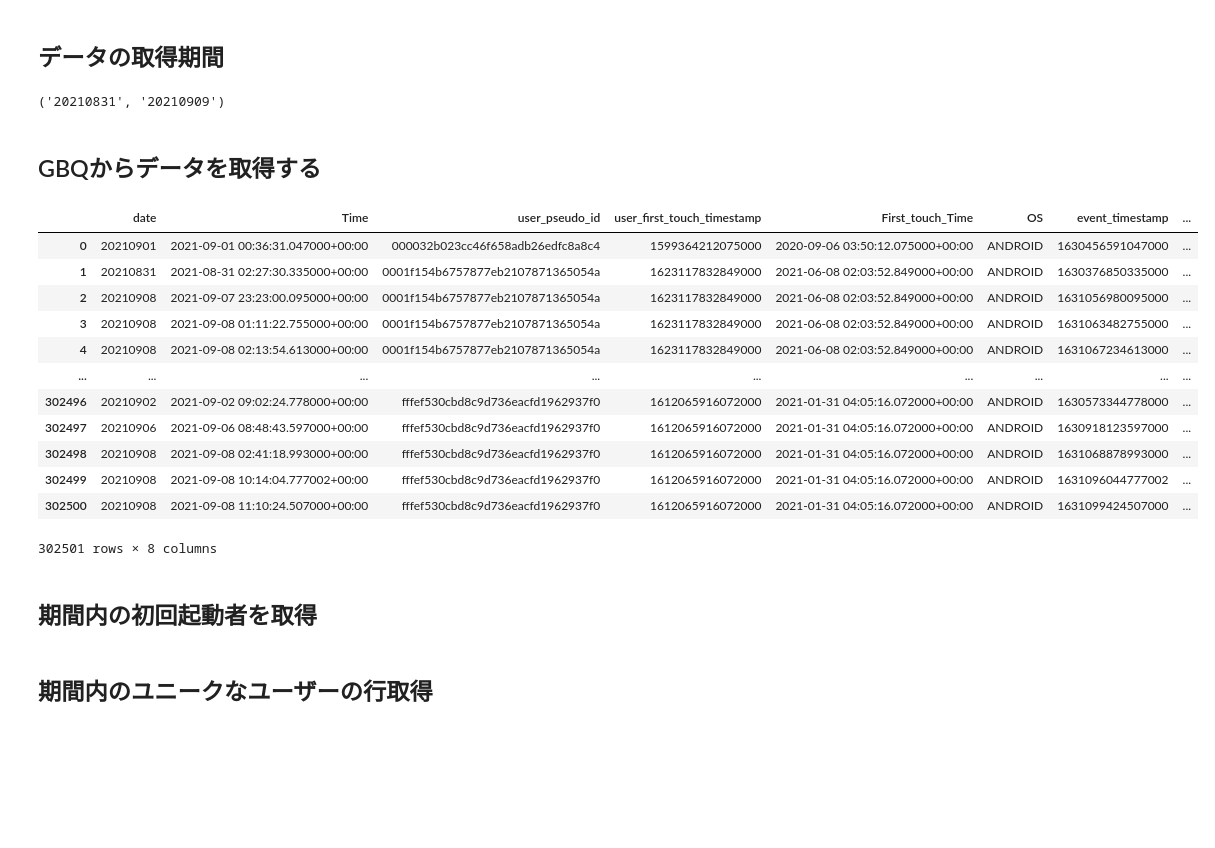
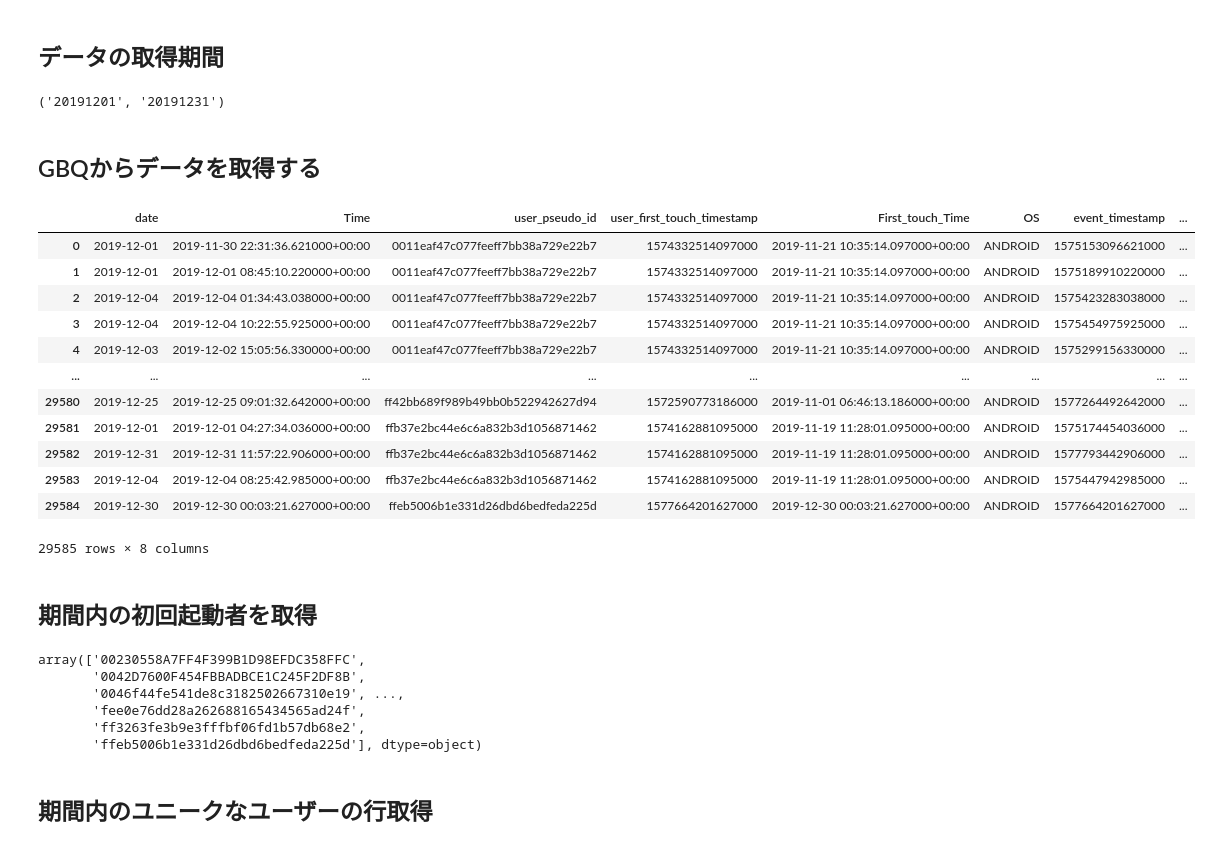
Before and after one commit to Exe-dev/AttractingContributors-POKEMON, a Jupyter notebook: batch/dashboard/first_time_users_stay_time.ipynb, the cells around one changed output. Cells and saved outputs as stored; diff of their text form; code cells hidden in the pictures; blank space fills up the shorter version.

```diff
--- a/batch/dashboard/first_time_users_stay_time.ipynb
+++ b/batch/dashboard/first_time_users_stay_time.ipynb
@@ -38,14 +38,14 @@ DATEの1日前から1ヶ月を対象に集計
 # %% [markdown]
 # Parameters
 # %%
-DATE = "2021-01-01" # @param {type: "date"}
+DATE = "2020-01-01" # @param {type: "date"}
 DEBUG = True # @param {type: "boolean"} 手動実行時のみTrueにする。Cloud FunctionsからFalseを渡される。
 FREQUENCY = "monthly" # @param {type: "string"}
 BIGQUERY_PROJECT_ID = "fl-komtar-herbert-offer" # @param {type: "string"}
 BIGQUERY_DATASET = "analytics_211559993.events_*" # @param {type: "string"}
 PACKAGE_NAME = "jp.co.hardoff.renk.app.offer" # @param {type: "string"}
 OUTPUT_BIGQUERY_PROJECT_ID = "fl-komtar-analytics-dashboard" # @param {type: "string"}
-IS_LATEST = True # @param {type:"boolean"}
+IS_LATEST = False# @param {type:"boolean"}
 # %% [markdown]
 # Constants
 # %%
@@ -89,13 +89,13 @@ elif FREQUENCY == "monthly":
   start = datetime(end.year,end.month,1)
 else:
   raise Exception("Invalid frequency value")
-start = start-timedelta(days=1)
-end = end+timedelta(days=1)
 start_date = start.strftime("%Y%m%d")
 end_date = end.strftime("%Y%m%d")
+base_start = start-timedelta(days=1)
+base_end = end+timedelta(days=1)
 start_date, end_date
 # %% [output]
-('20210831', '20210909')
+('20191201', '20191231')
 # %% [markdown]
 ## GBQからデータを取得する
 # %%
@@ -119,8 +119,6 @@ result.push({
 result = result.filter((r) => r.duration > 0)
 return result;
 """
-df_session_duration = pd.DataFrame(columns = ['date', 'Time', 'user_pseudo_id', 'user_first_touch_timestamp','First_touch_Time', 'OS', 'event_timestamp', 'duration'])
-
 query = f"""
   CREATE TEMP FUNCTION
   DURATION(arr ARRAY<INT64>)
@@ -130,68 +128,82 @@ query = f"""
   {duration_func}
   ''';
   WITH
-      event_arr AS (
+  base_table as (
+    SELECT DISTINCT FORMAT_TIMESTAMP("%Y%m%d", TIMESTAMP_MICROS(event_timestamp), 'Asia/Tokyo') AS JST,user_pseudo_id,platform, event_timestamp,user_first_touch_timestamp
+    FROM `{BIGQUERY_PROJECT_ID}.{BIGQUERY_DATASET}`
+    WHERE app_info.id like "{PACKAGE_NAME}%"
+    AND _table_suffix BETWEEN "{base_start.strftime("%Y%m%d")}" AND "{base_end.strftime("%Y%m%d")}"
+    ),
+    event_arr AS (
         SELECT
-        FORMAT_TIMESTAMP("%Y%m%d", TIMESTAMP_MICROS(event_timestamp), 'Asia/Tokyo') AS date,
+        DATE(TIMESTAMP_MICROS(event_timestamp), "Asia/Tokyo") AS date,
         user_pseudo_id,
         UPPER(platform)　as OS,
         user_first_touch_timestamp,
         DURATION(ARRAY_AGG(event_timestamp ORDER BY event_timestamp)) AS duration_arr
     FROM (
-    SELECT * FROM `{BIGQUERY_DATASET}`
-    WHERE _table_suffix BETWEEN "{start_date}" AND "{end_date}"
+    SELECT * FROM base_table
+    WHERE JST BETWEEN "{start_date}" AND "{end_date}"
     UNION ALL
-    SELECT * FROM `{BIGQUERY_DATASET}`
-    WHERE _table_suffix BETWEEN "{start_date}" AND "{end_date}" AND app_info.id like "{PACKAGE_NAME}%"
+    SELECT * FROM base_table
+    WHERE JST BETWEEN "{start_date}" AND "{end_date}"
     )
   GROUP BY
     date,
     user_pseudo_id,
     user_first_touch_timestamp,
     OS ),
   events AS (
     SELECT
       date,
       TIMESTAMP_MICROS(event_timestamp) AS Time,
       user_pseudo_id,
       user_first_touch_timestamp,
       TIMESTAMP_MICROS(user_first_touch_timestamp) AS First_touch_Time,
       OS,
       darr.event_timestamp,
       darr.duration
     FROM
       event_arr
     CROSS JOIN UNNEST(event_arr.duration_arr) AS darr
-    WHERE date BETWEEN "{start_date}" AND "{end_date}"
   )
   SELECT *
   FROM
   events
   ORDER BY user_pseudo_id
 """
+df_session_duration = pd.DataFrame(columns = ['date', 'Time', 'user_pseudo_id', 'user_first_touch_timestamp','First_touch_Time', 'OS', 'event_timestamp', 'duration'])
 df_gbq = pd.io.gbq.read_gbq(query, project_id = BIGQUERY_PROJECT_ID)
 df_session_duration = pd.concat([df_session_duration, df_gbq])
 
 df_session_duration = df_session_duration[(df_session_duration["date"] >= start_date) & (df_session_duration["date"] <= end_date)]
 df_session_duration
 # %% [output]
 |  | date | Time | user_pseudo_id | user_first_touch_timestamp | First_touch_Time | OS | event_timestamp | ... |
-| 0 | 20210901 | 2021-09-01 00:36:31.047000+00:00 | 000032b023cc46f658adb26edfc8a8c4 | 1599364212075000 | 2020-09-06 03:50:12.075000+00:00 | ANDROID | 1630456591047000 | ... |
-| 1 | 20210831 | 2021-08-31 02:27:30.335000+00:00 | 0001f154b6757877eb2107871365054a | 1623117832849000 | 2021-06-08 02:03:52.849000+00:00 | ANDROID | 1630376850335000 | ... |
-| 2 | 20210908 | 2021-09-07 23:23:00.095000+00:00 | 0001f154b6757877eb2107871365054a | 1623117832849000 | 2021-06-08 02:03:52.849000+00:00 | ANDROID | 1631056980095000 | ... |
-| 3 | 20210908 | 2021-09-08 01:11:22.755000+00:00 | 0001f154b6757877eb2107871365054a | 1623117832849000 | 2021-06-08 02:03:52.849000+00:00 | ANDROID | 1631063482755000 | ... |
-| 4 | 20210908 | 2021-09-08 02:13:54.613000+00:00 | 0001f154b6757877eb2107871365054a | 1623117832849000 | 2021-06-08 02:03:52.849000+00:00 | ANDROID | 1631067234613000 | ... |
+| 0 | 2019-12-01 | 2019-11-30 22:31:36.621000+00:00 | 0011eaf47c077feeff7bb38a729e22b7 | 1574332514097000 | 2019-11-21 10:35:14.097000+00:00 | ANDROID | 1575153096621000 | ... |
+| 1 | 2019-12-01 | 2019-12-01 08:45:10.220000+00:00 | 0011eaf47c077feeff7bb38a729e22b7 | 1574332514097000 | 2019-11-21 10:35:14.097000+00:00 | ANDROID | 1575189910220000 | ... |
+| 2 | 2019-12-04 | 2019-12-04 01:34:43.038000+00:00 | 0011eaf47c077feeff7bb38a729e22b7 | 1574332514097000 | 2019-11-21 10:35:14.097000+00:00 | ANDROID | 1575423283038000 | ... |
+| 3 | 2019-12-04 | 2019-12-04 10:22:55.925000+00:00 | 0011eaf47c077feeff7bb38a729e22b7 | 1574332514097000 | 2019-11-21 10:35:14.097000+00:00 | ANDROID | 1575454975925000 | ... |
+| 4 | 2019-12-03 | 2019-12-02 15:05:56.330000+00:00 | 0011eaf47c077feeff7bb38a729e22b7 | 1574332514097000 | 2019-11-21 10:35:14.097000+00:00 | ANDROID | 1575299156330000 | ... |
 | ... | ... | ... | ... | ... | ... | ... | ... | ... |
-| 302496 | 20210902 | 2021-09-02 09:02:24.778000+00:00 | fffef530cbd8c9d736eacfd1962937f0 | 1612065916072000 | 2021-01-31 04:05:16.072000+00:00 | ANDROID | 1630573344778000 | ... |
-| 302497 | 20210906 | 2021-09-06 08:48:43.597000+00:00 | fffef530cbd8c9d736eacfd1962937f0 | 1612065916072000 | 2021-01-31 04:05:16.072000+00:00 | ANDROID | 1630918123597000 | ... |
-| 302498 | 20210908 | 2021-09-08 02:41:18.993000+00:00 | fffef530cbd8c9d736eacfd1962937f0 | 1612065916072000 | 2021-01-31 04:05:16.072000+00:00 | ANDROID | 1631068878993000 | ... |
-| 302499 | 20210908 | 2021-09-08 10:14:04.777002+00:00 | fffef530cbd8c9d736eacfd1962937f0 | 1612065916072000 | 2021-01-31 04:05:16.072000+00:00 | ANDROID | 1631096044777002 | ... |
-| 302500 | 20210908 | 2021-09-08 11:10:24.507000+00:00 | fffef530cbd8c9d736eacfd1962937f0 | 1612065916072000 | 2021-01-31 04:05:16.072000+00:00 | ANDROID | 1631099424507000 | ... |
+| 29580 | 2019-12-25 | 2019-12-25 09:01:32.642000+00:00 | ff42bb689f989b49bb0b522942627d94 | 1572590773186000 | 2019-11-01 06:46:13.186000+00:00 | ANDROID | 1577264492642000 | ... |
+| 29581 | 2019-12-01 | 2019-12-01 04:27:34.036000+00:00 | ffb37e2bc44e6c6a832b3d1056871462 | 1574162881095000 | 2019-11-19 11:28:01.095000+00:00 | ANDROID | 1575174454036000 | ... |
+| 29582 | 2019-12-31 | 2019-12-31 11:57:22.906000+00:00 | ffb37e2bc44e6c6a832b3d1056871462 | 1574162881095000 | 2019-11-19 11:28:01.095000+00:00 | ANDROID | 1577793442906000 | ... |
+| 29583 | 2019-12-04 | 2019-12-04 08:25:42.985000+00:00 | ffb37e2bc44e6c6a832b3d1056871462 | 1574162881095000 | 2019-11-19 11:28:01.095000+00:00 | ANDROID | 1575447942985000 | ... |
+| 29584 | 2019-12-30 | 2019-12-30 00:03:21.627000+00:00 | ffeb5006b1e331d26dbd6bedfeda225d | 1577664201627000 | 2019-12-30 00:03:21.627000+00:00 | ANDROID | 1577664201627000 | ... |
-302501 rows × 8 columns
+29585 rows × 8 columns
 # %% [markdown]
 ## 期間内の初回起動者を取得
 # %%
 unique_first_users = df_session_duration[df_session_duration["Time"]==df_session_duration["First_touch_Time"]]["user_pseudo_id"].unique()
+unique_first_users
+# %% [output]
+array(['00230558A7FF4F399B1D98EFDC358FFC',
+       '0042D7600F454FBBADBCE1C245F2DF8B',
+       '0046f44fe541de8c3182502667310e19', ...,
+       'fee0e76dd28a262688165434565ad24f',
+       'ff3263fe3b9e3fffbf06fd1b57db68e2',
+       'ffeb5006b1e331d26dbd6bedfeda225d'], dtype=object)
 # %% [markdown]
 ## 期間内のユニークなユーザーの行取得
 # %%
```
Also changed, not shown: parts of 8 cells of this notebook.
